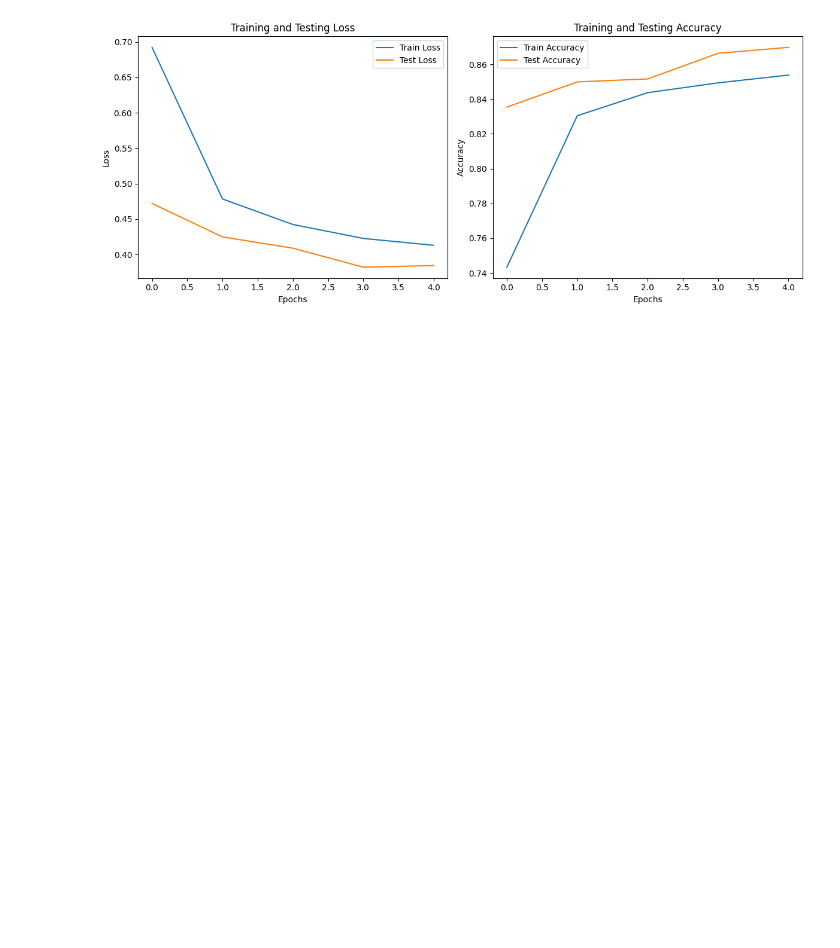
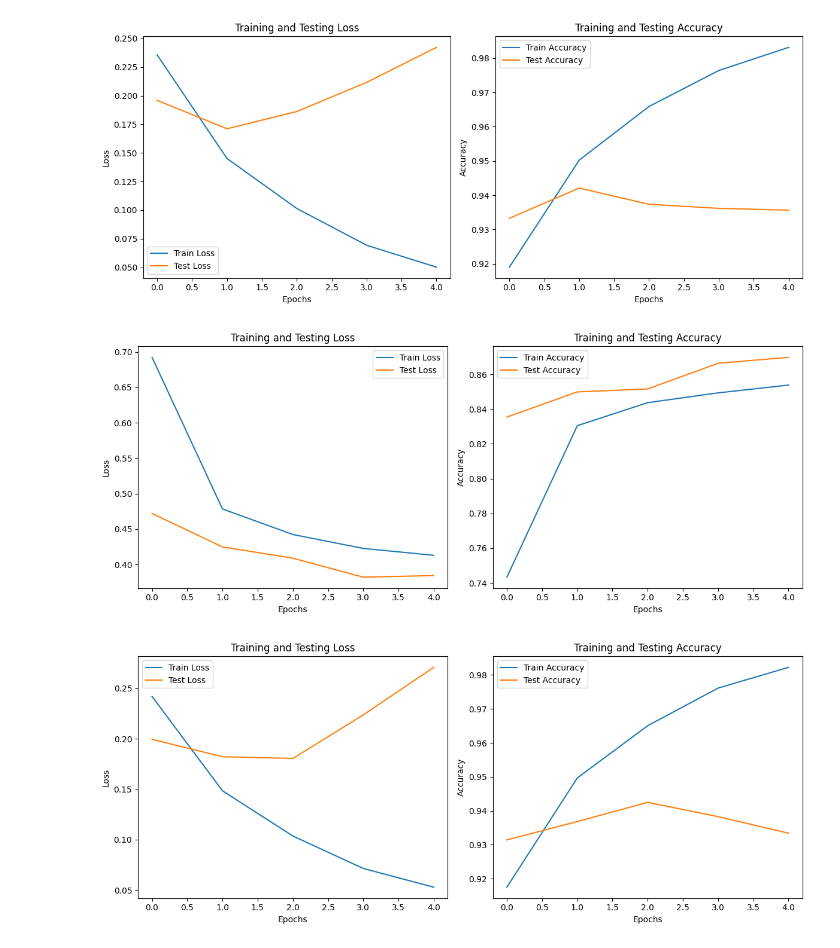
Before and after one commit to 0xNatgan/Arna, a Jupyter notebook: experiments.ipynb, the cells around one changed output. Drawn from its saved outputs; the diff is of its cells as text; code cells hidden in the pictures; blank space fills up the shorter version.

```diff
--- a/experiments.ipynb
+++ b/experiments.ipynb
@@ -60,32 +60,48 @@ def load_model(path):
     model = torch.load(path)
     return model
 
 def load_data(train_path, test_path):
     train_df = pd.read_csv(train_path)
     test_df = pd.read_csv(test_path)
 
     label_encoder = LabelEncoder()
     train_df['label_encoded'] = label_encoder.fit_transform(train_df['Class Index'])
     test_df['label_encoded'] = label_encoder.transform(test_df['Class Index'])
 
     return train_df, test_df, label_encoder
 def main():
     model = load_model('best_moe_model.pth')
     tokenizer = BertTokenizer.from_pretrained('bert-base-uncased')
 
-    metrics = load_model('training_metrics.txt')
+    metrics = load_model('training_metrics_soft.txt')
 
     plot_metrics(
             metrics['train_loss'],
             metrics['test_loss'],
             metrics['train_accuracy'],
             metrics['test_accuracy']
     )
+    metrics_freeze = load_model('training_metrics_bert_Freeze.txt')
+    plot_metrics(
+            metrics_freeze['train_loss'],
+            metrics_freeze['test_loss'],
+            metrics_freeze['train_accuracy'],
+            metrics_freeze['test_accuracy']
+    )
 
+    metrics_hard = load_model('training_metrics_hard.txt')
+    plot_metrics(
+            metrics_hard['train_loss'],
+            metrics_hard['test_loss'],
+            metrics_hard['train_accuracy'],
+            metrics_hard['test_accuracy']
+    )
 
 if __name__ == "__main__":
     main()
     # Further evaluation code can be added here
     # maybe
 # %% [output]
-[figure, old version]
+[figure, new version]
+[figure, added]
+[figure, added]
```
Also changed, not shown: 2 other files.
